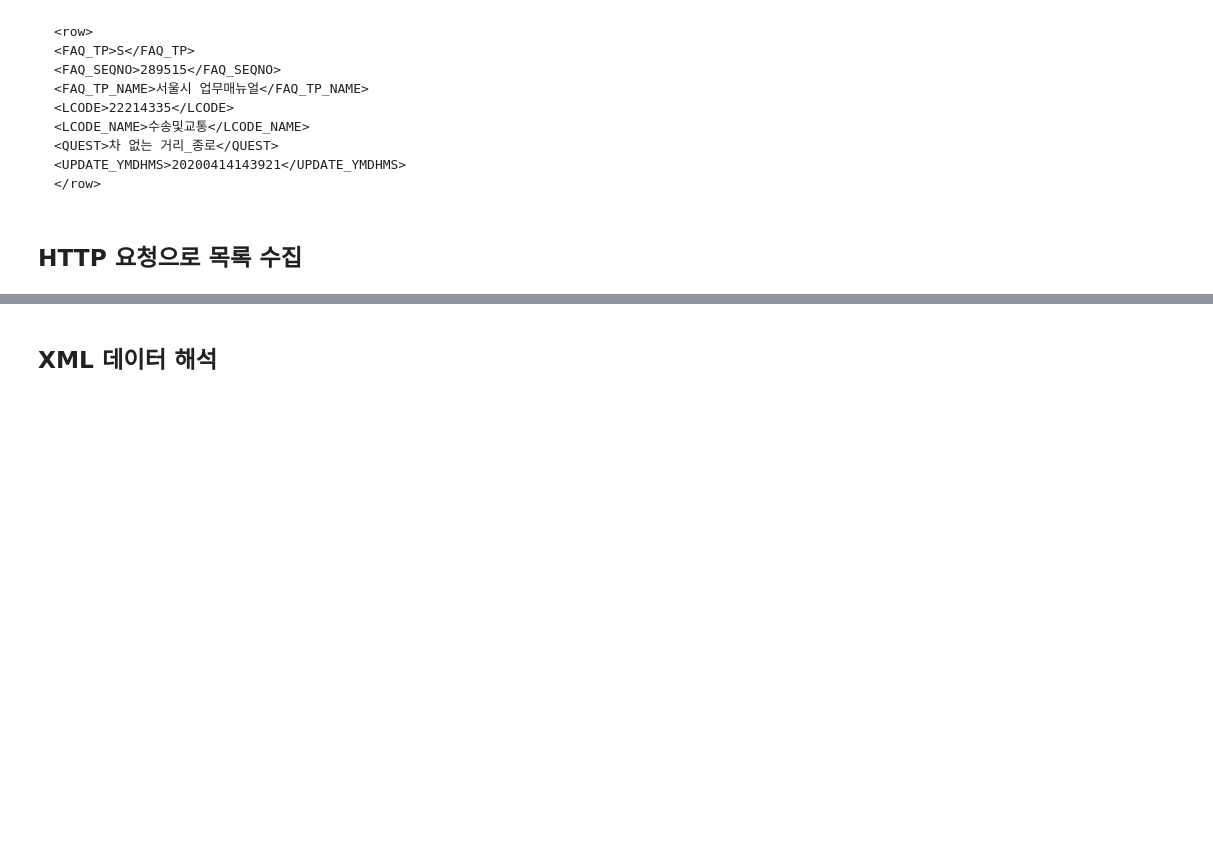
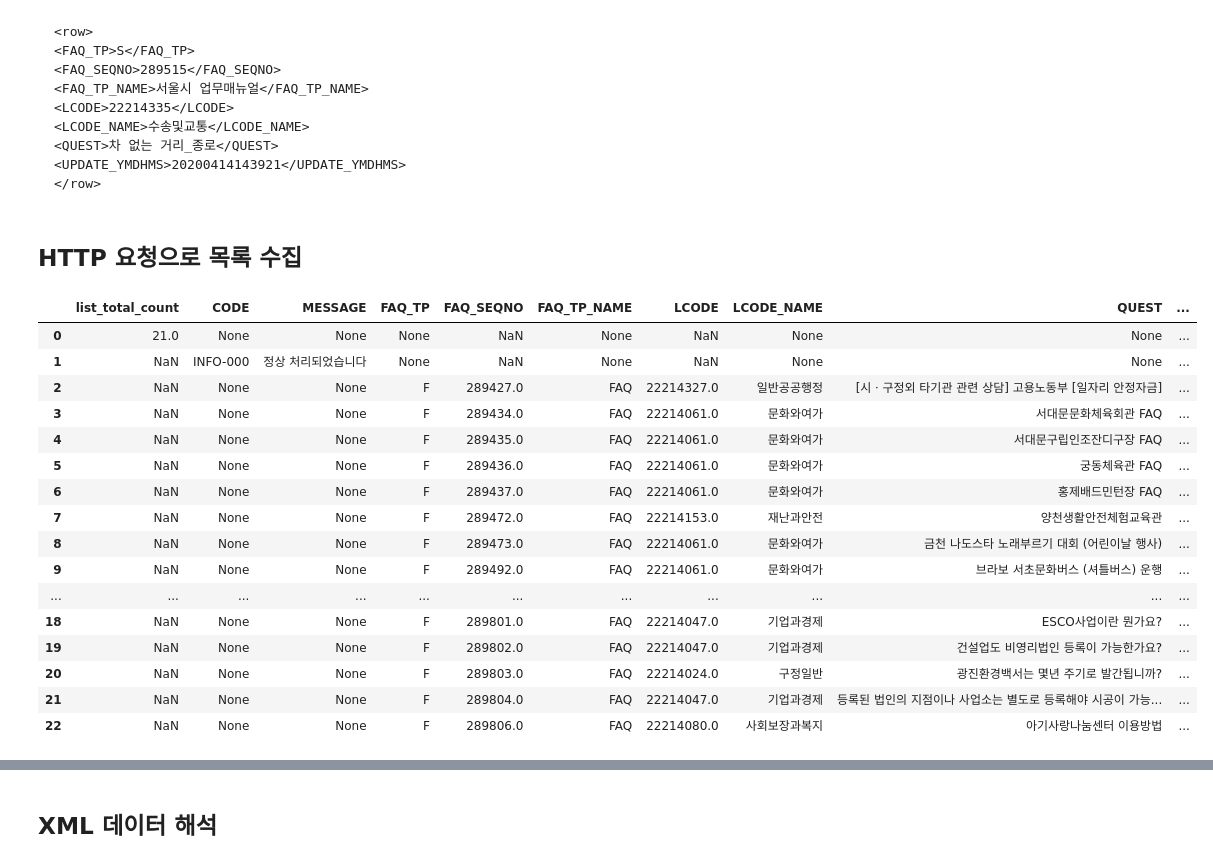
Before and after one commit to corazzon/web_scraping, a Jupyter notebook: seoul-120/seoul-120-API.ipynb, the cells around one changed output, grey strips where cells are left out. Saved outputs shown, nothing was run; the diff lists cells and outputs as text; code cells hidden in the pictures; blank space fills up the shorter version.

````diff
--- a/seoul-120/seoul-120-API.ipynb
+++ b/seoul-120/seoul-120-API.ipynb
@@ -35,7 +35,9 @@ import auth_key
 
 auth_key_val = auth_key.seoul_api_key()
 # %%
-faq_url = f"http://openAPI.seoul.go.kr:8088/{auth_key_val}/xml/SearchFAQService/1/999/"
+# 발급받은 API 키를 auth_key 변수에 담아줍니다.
+# 요청할 url에 API 키를 삽입하여 faq_url 변수에 담아줍니다.
+faq_url = f"http://openAPI.seoul.go.kr:8088/{auth_key_val}/xml/SearchFAQService/1/999/F"
 # %% [markdown]
 ```
 <row>
@@ -54 +57,22 @@ faq_url = f"http://openAPI.seoul.go.kr:8088/{auth_key_val}/xml/SearchFAQService/
 result = requests.get(faq_url, verify=False)
+# %%
+df_list_all = pd.read_xml(result.text)
+df_list_all
+# %% [output]
+|  | list_total_count | CODE | MESSAGE | FAQ_TP | FAQ_SEQNO | FAQ_TP_NAME | LCODE | LCODE_NAME | QUEST | ... |
+| 0 | 21.0 | None | None | None | NaN | None | NaN | None | None | ... |
+| 1 | NaN | INFO-000 | 정상 처리되었습니다 | None | NaN | None | NaN | None | None | ... |
+| 2 | NaN | None | None | F | 289427.0 | FAQ | 22214327.0 | 일반공공행정 | [시ㆍ구정외 타기관 관련 상담] 고용노동부 [일자리 안정자금] | ... |
+| 3 | NaN | None | None | F | 289434.0 | FAQ | 22214061.0 | 문화와여가 | 서대문문화체육회관 FAQ | ... |
+| 4 | NaN | None | None | F | 289435.0 | FAQ | 22214061.0 | 문화와여가 | 서대문구립인조잔디구장 FAQ | ... |
+| 5 | NaN | None | None | F | 289436.0 | FAQ | 22214061.0 | 문화와여가 | 궁동체육관 FAQ | ... |
+| 6 | NaN | None | None | F | 289437.0 | FAQ | 22214061.0 | 문화와여가 | 홍제배드민턴장 FAQ | ... |
+| 7 | NaN | None | None | F | 289472.0 | FAQ | 22214153.0 | 재난과안전 | 양천생활안전체험교육관 | ... |
+| 8 | NaN | None | None | F | 289473.0 | FAQ | 22214061.0 | 문화와여가 | 금천 나도스타 노래부르기 대회 (어린이날 행사) | ... |
+| 9 | NaN | None | None | F | 289492.0 | FAQ | 22214061.0 | 문화와여가 | 브라보 서초문화버스 (셔틀버스) 운행 | ... |
+| ... | ... | ... | ... | ... | ... | ... | ... | ... | ... | ... |
+| 18 | NaN | None | None | F | 289801.0 | FAQ | 22214047.0 | 기업과경제 | ESCO사업이란 뭔가요? | ... |
+| 19 | NaN | None | None | F | 289802.0 | FAQ | 22214047.0 | 기업과경제 | 건설업도 비영리법인 등록이 가능한가요? | ... |
+| 20 | NaN | None | None | F | 289803.0 | FAQ | 22214024.0 | 구정일반 | 광진환경백서는 몇년 주기로 발간됩니까? | ... |
+| 21 | NaN | None | None | F | 289804.0 | FAQ | 22214047.0 | 기업과경제 | 등록된 법인의 지점이나 사업소는 별도로 등록해야 시공이 가능... | ... |
+| 22 | NaN | None | None | F | 289806.0 | FAQ | 22214080.0 | 사회보장과복지 | 아기사랑나눔센터 이용방법 | ... |
````
Also changed, not shown: parts of 8 cells of this notebook.
